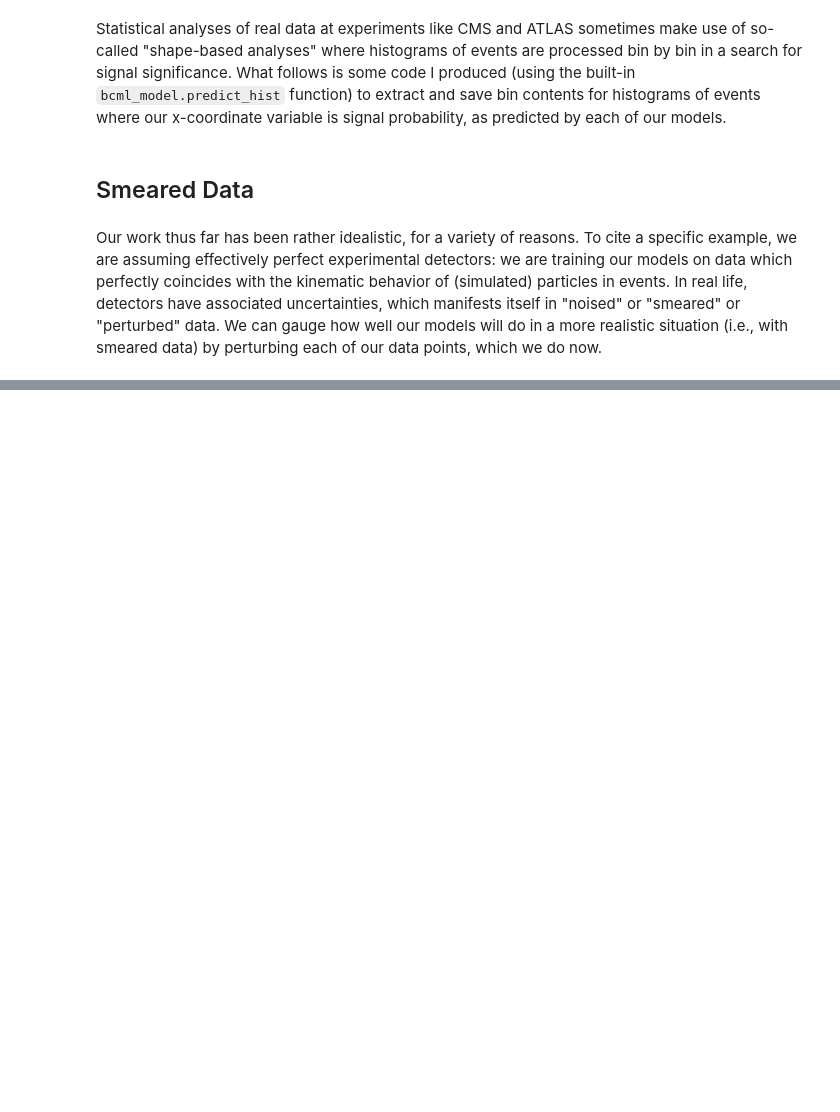
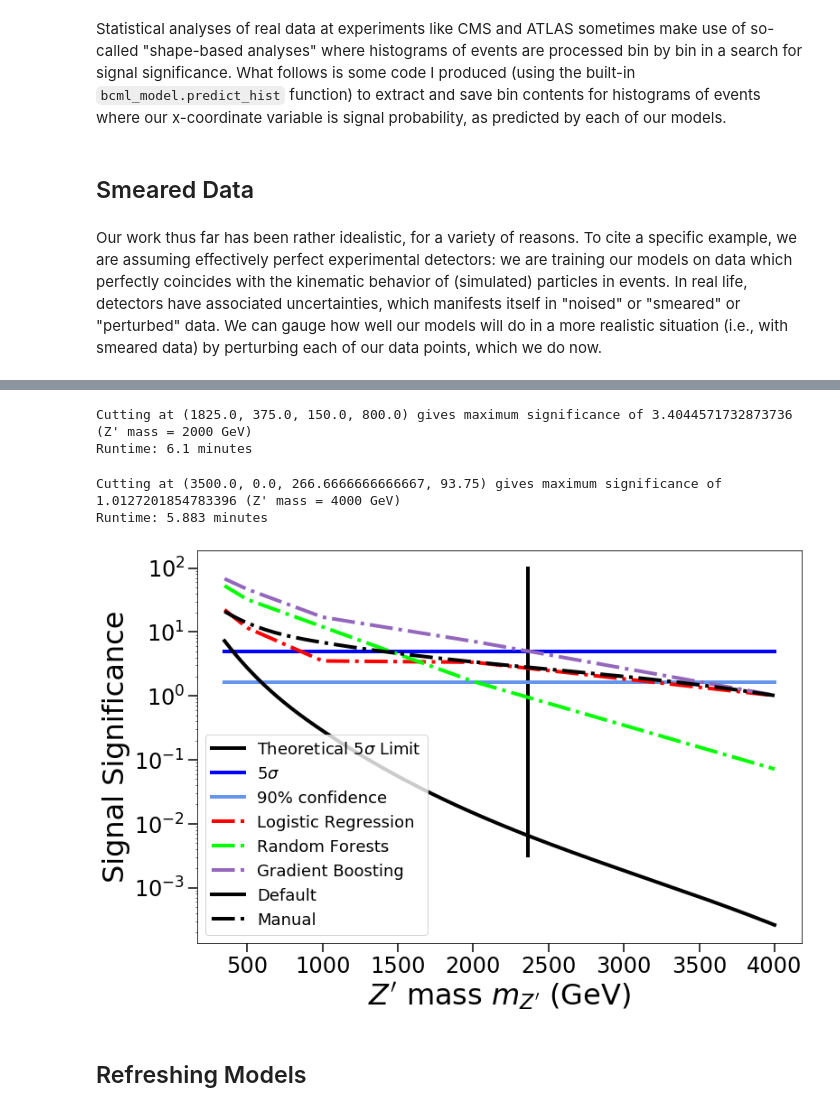
Before and after one commit to sheride/bcml4pheno, a Jupyter notebook: full_example.ipynb, the cells around one changed output, grey strips where cells are left out. Drawn from its saved outputs; the diff is of its cells as text; code cells hidden in the pictures; blank space fills up the shorter version.

Commit message:
manual optimization, some data smearing fixes

```diff
--- a/full_example.ipynb
+++ b/full_example.ipynb
@@ -1022,0 +1033,9 @@ Runtime: 49 minutes
+# %%
+time_before = getTime(form='m')
+for i, elem in enumerate(smeared_data):
+    smeared_data[i][0][0] = np.reshape(np.concatenate(
+        [np.random.multivariate_normal(row, np.diag(np.abs(perturb * row))) for row in elem[0][0]], axis=0), (-1,47))
+    smeared_data[i][1][0] = np.reshape(np.concatenate(
+        [np.random.multivariate_normal(row, np.diag(np.abs(perturb * row))) for row in elem[1][0]], axis=0), (-1,47))
+time_after = getTime(form='m')
+print(f"(Runtime: {round(time_after - time_before,3)} minutes)")
@@ -1023,3 +1258,72 @@ Runtime: 49 minutes
+# %%
+time_before = getTime(form='m')
+cuts = [[names.index('M b1 b2'), True, np.linspace(1200,2200,5)],
+        [names.index('M b1 b3'), True, np.linspace(200,600,5)],
+        [names.index('M j1 j2'), False, np.append(np.linspace(100,400,4), 10000)],
+        [names.index('pT b1'), True, np.linspace(600,1000,5)]]
+point, sig = opt_sig(sigss[3], bgss, signal_yields[3], background_yields, cuts)
+print(f"Cutting at {point} gives maximum significance of {sig} (Z' mass = {masses[3]} GeV)")
+time_after = getTime(form='m')
+print(f"Runtime: {round(time_after - time_before,3)} minutes")
+# %% [output]
+Cutting at (1825.0, 375.0, 150.0, 800.0) gives maximum significance of 3.4044571732873736 (Z' mass = 2000 GeV)
+Runtime: 6.1 minutes
+# %%
+time_before = getTime(form='m')
+cuts = [[names.index('M b1 b2'), True, np.linspace(2000,4000,5)],
+        [names.index('M b1 b3'), True, np.linspace(0,50,5)],
+        [names.index('M j1 j2'), False, np.append(np.linspace(100,500,4), 10000)],
+        [names.index('pT b1'), True, np.linspace(0,300,5)]]
+point, sig = opt_sig(sigss[4], bgss, signal_yields[4], background_yields, cuts)
+print(f"Cutting at {point} gives maximum significance of {sig} (Z' mass = {masses[4]} GeV)")
+time_after = getTime(form='m')
+print(f"Runtime: {round(time_after - time_before,3)} minutes")
+# %% [output]
+Cutting at (3500.0, 0.0, 266.6666666666667, 93.75) gives maximum significance of 1.0127201854783396 (Z' mass = 4000 GeV)
+Runtime: 5.883 minutes
+# %%
+manual_default_sigs = [
+    7.248418610012742, 2.757897361779127, 0.2855952155740879, 0.014759138609928545, 0.000260774522132171]
+manual_opt_sigs = [
+    20.965001032944777, 13.882260799836876, 6.847931300231083, 3.4044571732873736, 1.0127201854783396]
+# %%
+manual_default_sigs_f = scipy.interpolate.interp1d(masses, np.log10(manual_default_sigs), kind='cubic')
+manual_opt_sigs_f = scipy.interpolate.interp1d(masses, np.log10(manual_opt_sigs), kind='cubic')
+# %%
+import matplotlib.pyplot as plt
+
+with plt.rc_context(get_settings()):
+    plt.plot([max_mass for i in range(2)], np.logspace(-2.5, 2, 2), label=r'Theoretical $5\sigma$ Limit', c='black')
+    plt.plot(sample_masses, [5 for m in sample_masses], label=r'5$\sigma$', c='blue')
+    plt.plot(sample_masses, [1.645 for m in sample_masses], label=r'90% confidence', c='cornflowerblue')
+    plt.plot(
+        sample_masses, [10**logreg_opt_sigs_sepbg_f(m) for m in sample_masses],
+        label='Logistic Regression',
+        c='red', linestyle='-.')
+    plt.plot(
+        sample_masses, [10**randforest_opt_sigs_sepbg_f(m) for m in sample_masses],
+        label='Random Forests',
+        c='lime', linestyle='-.')
+    plt.plot(
+        sample_masses, [10**xgradboost_opt_sigs_sepbg_f(m) for m in sample_masses],
+        label='Gradient Boosting',
+        c='tab:purple', linestyle='-.')
+    plt.plot(
+        sample_masses, [10**manual_default_sigs_f(m) for m in sample_masses],
+        label='Default',
+        c='black')
+    plt.plot(
+        sample_masses, [10**manual_opt_sigs_f(m) for m in sample_masses],
+        label='Manual',
+        c='black', linestyle='-.')
+    plt.ylabel('Signal Significance');
+    plt.xlabel(r"$Z'$ mass $m_{Z'}$ (GeV)");
+    plt.yscale('log')
+    plt.legend()
+# %% [output]
+[figure, added]
+# %% [markdown]
+## Refreshing Models
 # %%
 logreg_m350G_model = refresh_model(logreg_m350G_model)
 logreg_m500G_model = refresh_model(logreg_m500G_model)
```
Also changed, not shown: parts of 34 cells of this notebook, 10 other files.
